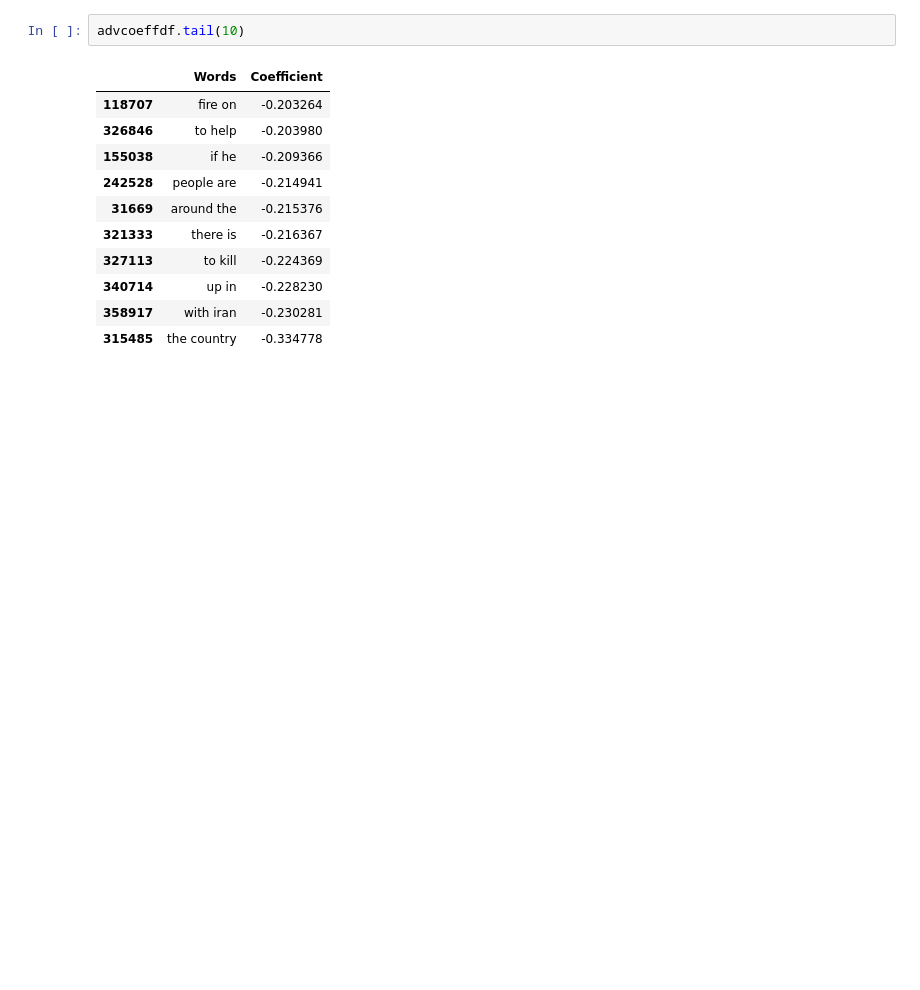
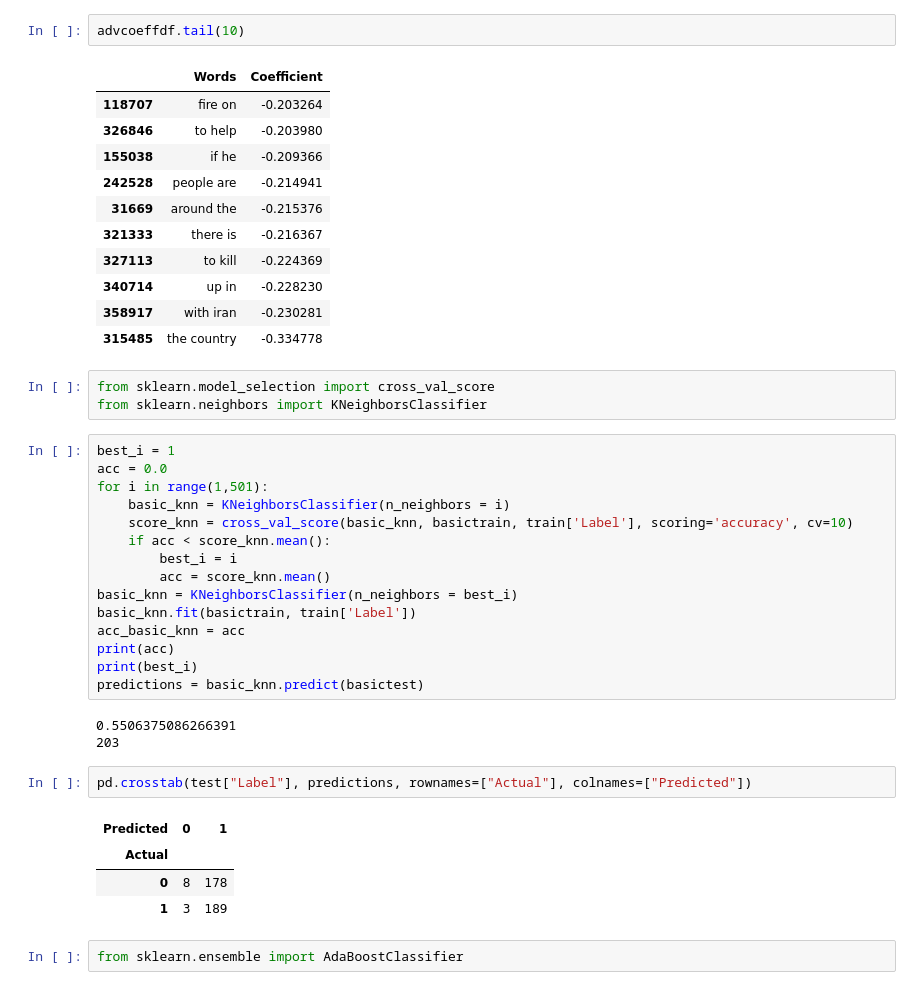
Before and after one commit to luzonghaoa/ML_project, a Jupyter notebook: ori.ipynb, the cells around one changed output. Saved outputs shown, nothing was run; the diff lists cells and outputs as text; blank space fills up the shorter version.

Commit message:
add some models

```diff
--- a/ori.ipynb
+++ b/ori.ipynb
@@ -165,3 +167,33 @@ advcoeffdf.tail(10)
 | 340714 | up in | -0.228230 |
 | 358917 | with iran | -0.230281 |
 | 315485 | the country | -0.334778 |
+# %%
+from sklearn.model_selection import cross_val_score
+from sklearn.neighbors import KNeighborsClassifier
+# %%
+best_i = 1
+acc = 0.0
+for i in range(1,501):
+    basic_knn = KNeighborsClassifier(n_neighbors = i)
+    score_knn = cross_val_score(basic_knn, basictrain, train['Label'], scoring='accuracy', cv=10)
+    if acc < score_knn.mean():
+        best_i = i
+        acc = score_knn.mean()
+basic_knn = KNeighborsClassifier(n_neighbors = best_i)
+basic_knn.fit(basictrain, train['Label'])
+acc_basic_knn = acc
+print(acc)
+print(best_i)
+predictions = basic_knn.predict(basictest)
+# %% [output]
+0.5506375086266391
+203
+# %%
+pd.crosstab(test["Label"], predictions, rownames=["Actual"], colnames=["Predicted"])
+# %% [output]
+| Predicted | 0 | 1 |
+| Actual |  |  |
+| 0 | 8 | 178 |
+| 1 | 3 | 189 |
+# %%
+from sklearn.ensemble import AdaBoostClassifier
```
Also changed, not shown: parts of 19 cells of this notebook.
